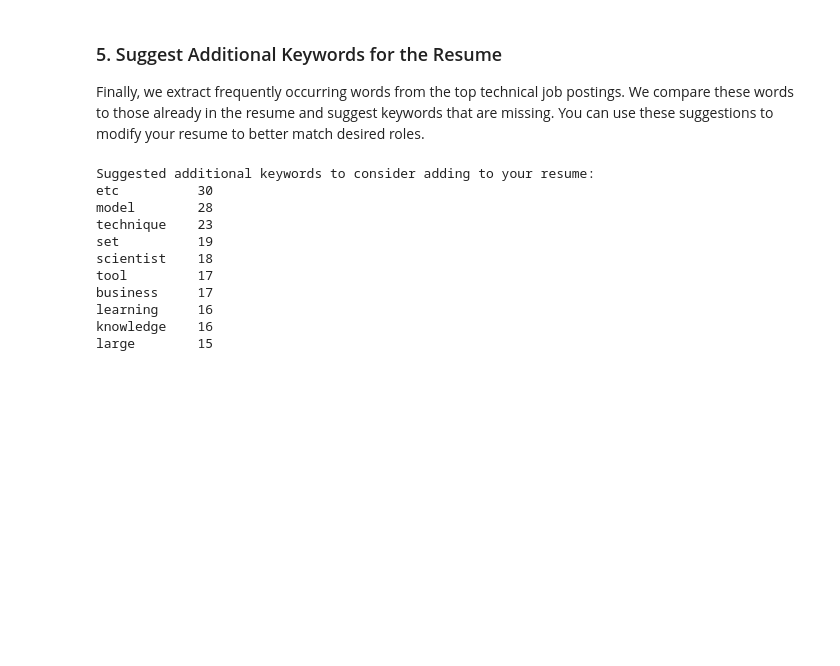
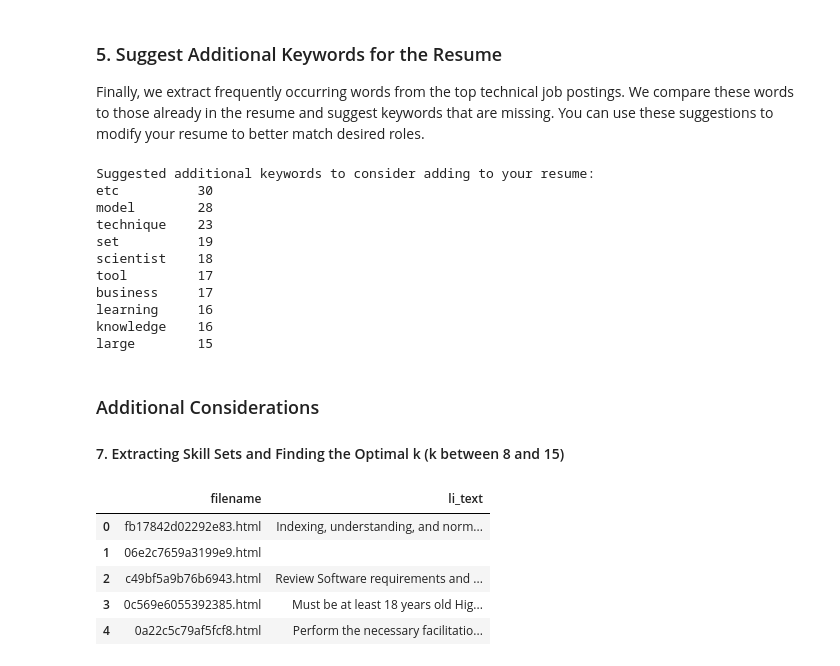
Before and after one commit to yuchild/magnimind_projects, a Jupyter notebook: resume_nlp2.ipynb, the cells around one changed output. Saved outputs shown, nothing was run; the diff lists cells and outputs as text; code cells hidden in the pictures; blank space fills up the shorter version.

```diff
--- a/resume_nlp2.ipynb
+++ b/resume_nlp2.ipynb
@@ -320,3 +320,54 @@ business     17
 learning     16
 knowledge    16
 large        15
+# %% [markdown]
+### Additional Considerations
+#### 7. Extracting Skill Sets and Finding the Optimal k (k between 8 and 15)
+# %%
+import re
+import pandas as pd
+import numpy as np
+from sklearn.feature_extraction.text import TfidfVectorizer
+from sklearn.cluster import KMeans
+from sklearn.metrics import silhouette_score
+
+import os
+from bs4 import BeautifulSoup
+import pandas as pd
+
+# Define the directory containing the job posting HTML files
+job_postings_dir = "./data/job_postings"
+
+# Prepare a list to store the file name and its extracted <li> text
+records = []
+
+# Loop over each file in the job_postings directory
+for file_name in os.listdir(job_postings_dir):
+    if file_name.endswith(".html"):
+        file_path = os.path.join(job_postings_dir, file_name)
+        with open(file_path, 'r', encoding='utf-8') as f:
+            html_content = f.read()
+            soup = BeautifulSoup(html_content, 'html.parser')
+
+            # Extract all <li> elements and join their text content
+            li_elements = soup.find_all("li")
+            # Join the text from each <li> into a single string
+            li_text = " ".join(li.get_text(separator=" ", strip=True) for li in li_elements)
+
+            records.append({
+                "filename": file_name,
+                "li_text": li_text
+            })
+
+# Create a pandas DataFrame from the records
+df_jobs = pd.DataFrame(records, columns=["filename", "li_text"])
+
+# Display the first few rows of the DataFrame
+df_jobs.head()
+# %% [output]
+|  | filename | li_text |
+| 0 | fb17842d02292e83.html | Indexing, understanding, and norm... |
+| 1 | 06e2c7659a3199e9.html |  |
+| 2 | c49bf5a9b76b6943.html | Review Software requirements and ... |
+| 3 | 0c569e6055392385.html | Must be at least 18 years old Hig... |
+| 4 | 0a22c5c79af5fcf8.html | Perform the necessary facilitatio... |
```
Also changed, not shown: parts of 8 cells of this notebook.
